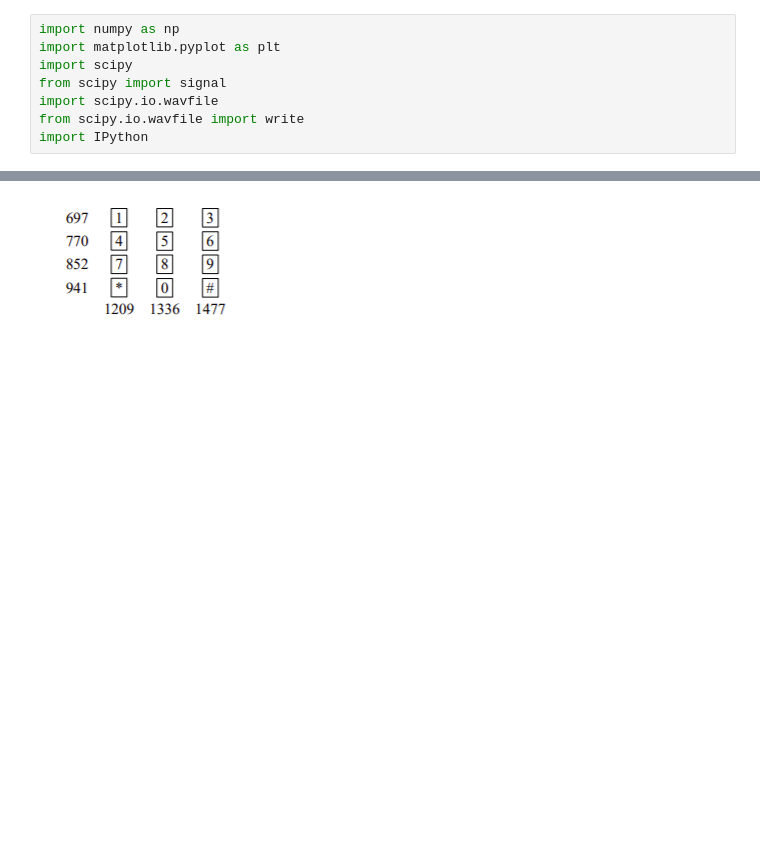
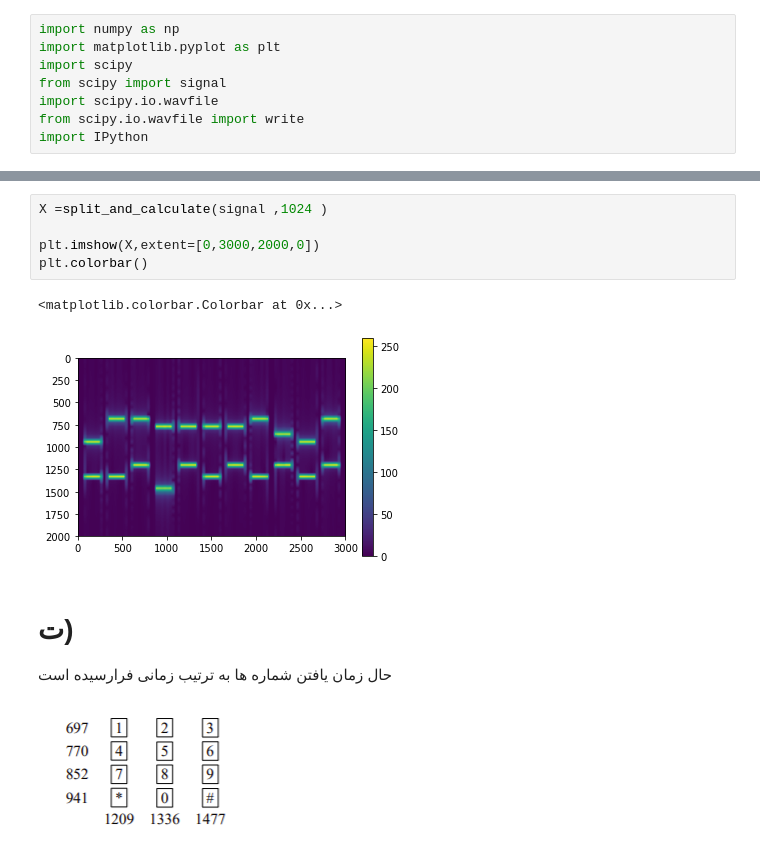
Before and after one commit to hoseinlook/signals_and_systems_hws, a Jupyter notebook: hw5/hw5.ipynb, the cells around one changed output, grey strips where cells are left out. Saved outputs shown, nothing was run; the diff lists cells and outputs as text; blank space fills up the shorter version.

```diff
--- a/hw5/hw5.ipynb
+++ b/hw5/hw5.ipynb
@@ -106,3 +96,14 @@ plt.colorbar()
+# %%
+X =split_and_calculate(signal ,1024 )
+
+plt.imshow(X,extent=[0,3000,2000,0])
+plt.colorbar()
+# %% [output]
+<matplotlib.colorbar.Colorbar at 0x...>
+[figure, added]
+# %% [markdown]
+# ت)
+حال زمان یافتن شماره ها به ترتیب زمانی فرارسیده است
 # %% [markdown]
 ![numbers_freq.png](attachment:numbers_freq.png)
 # %% [markdown]
```
Also changed, not shown: parts of 31 cells of this notebook.
